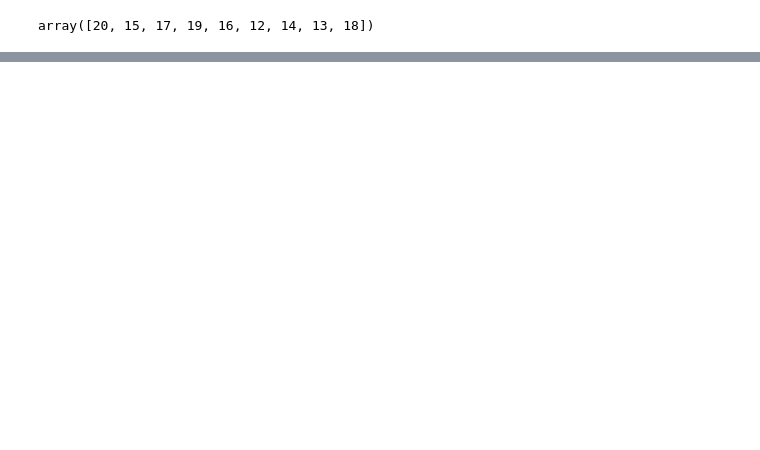
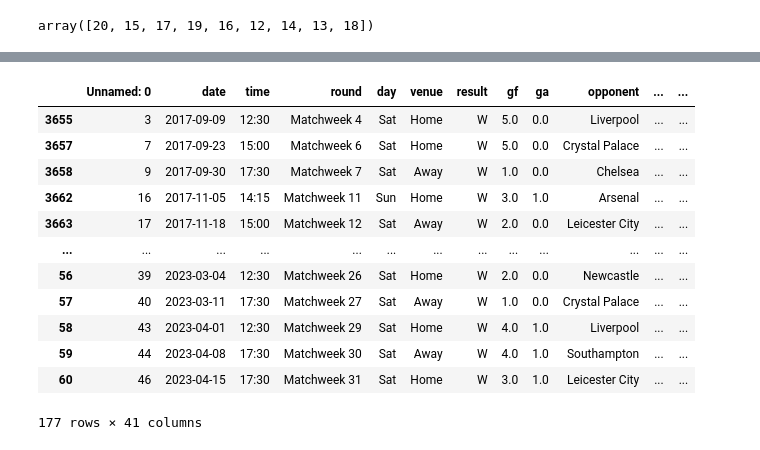
Before and after one commit to wikanadnyana/backend-api-da-project, a Jupyter notebook: cleaning/clean.ipynb, the cells around one changed output, grey strips where cells are left out. Saved outputs shown, nothing was run; the diff lists cells and outputs as text; code cells hidden in the pictures; blank space fills up the shorter version.

```diff
--- a/cleaning/clean.ipynb
+++ b/cleaning/clean.ipynb
@@ -170,0 +264,2 @@ df_kotor
+# %%
+grouped_matches = df_kotor.groupby("team")
@@ -170,0 +273,21 @@ df_kotor
+# %%
+group = grouped_matches.get_group("Manchester City").sort_values("date")
+# %%
+cols = ["gf", "ga", "sh", "sot", "dist", "fk", "pk", "pkatt"]
+new_cols = [f"{c}_rolling" for c in cols]
+
+rolling_averages(group, cols, new_cols)
+# %% [output]
+|  | Unnamed: 0 | date | time | round | day | venue | result | gf | ga | opponent | ... | ... |
+| 3655 | 3 | 2017-09-09 | 12:30 | Matchweek 4 | Sat | Home | W | 5.0 | 0.0 | Liverpool | ... | ... |
+| 3657 | 7 | 2017-09-23 | 15:00 | Matchweek 6 | Sat | Home | W | 5.0 | 0.0 | Crystal Palace | ... | ... |
+| 3658 | 9 | 2017-09-30 | 17:30 | Matchweek 7 | Sat | Away | W | 1.0 | 0.0 | Chelsea | ... | ... |
+| 3662 | 16 | 2017-11-05 | 14:15 | Matchweek 11 | Sun | Home | W | 3.0 | 1.0 | Arsenal | ... | ... |
+| 3663 | 17 | 2017-11-18 | 15:00 | Matchweek 12 | Sat | Away | W | 2.0 | 0.0 | Leicester City | ... | ... |
+| ... | ... | ... | ... | ... | ... | ... | ... | ... | ... | ... | ... | ... |
+| 56 | 39 | 2023-03-04 | 12:30 | Matchweek 26 | Sat | Home | W | 2.0 | 0.0 | Newcastle | ... | ... |
+| 57 | 40 | 2023-03-11 | 17:30 | Matchweek 27 | Sat | Away | W | 1.0 | 0.0 | Crystal Palace | ... | ... |
+| 58 | 43 | 2023-04-01 | 12:30 | Matchweek 29 | Sat | Home | W | 4.0 | 1.0 | Liverpool | ... | ... |
+| 59 | 44 | 2023-04-08 | 17:30 | Matchweek 30 | Sat | Away | W | 4.0 | 1.0 | Southampton | ... | ... |
+| 60 | 46 | 2023-04-15 | 17:30 | Matchweek 31 | Sat | Home | W | 3.0 | 1.0 | Leicester City | ... | ... |
+177 rows × 41 columns
```
Also changed, not shown: parts of 26 cells of this notebook, 2 other files.
